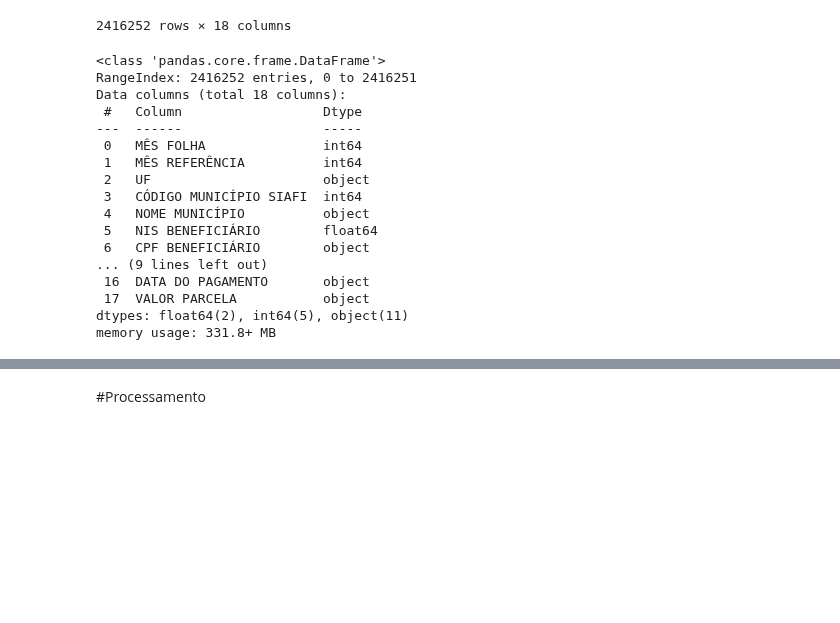
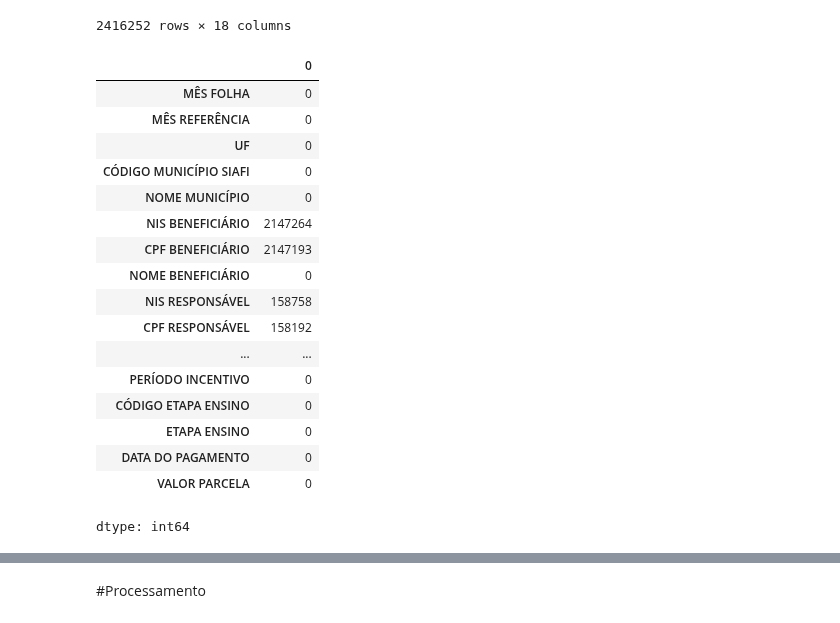
Before and after one commit to lucas-estanislau/pe-de-meia, a Jupyter notebook: pe_de_meia.ipynb, the cells around one changed output, grey strips where cells are left out. Drawn from its saved outputs; the diff is of its cells as text; code cells hidden in the pictures; blank space fills up the shorter version.

```diff
--- a/pe_de_meia.ipynb
+++ b/pe_de_meia.ipynb
@@ -38,23 +38,24 @@ df
 | 2416250 | 202403 | 202403 | TO | 9643 | XAMBIOA | NaN | ... |
 | 2416251 | 202403 | 202403 | TO | 9643 | XAMBIOA | NaN | ... |
 2416252 rows × 18 columns
-# %%
-df.info()
-# %% [output]
-<class 'pandas.core.frame.DataFrame'>
-RangeIndex: 2416252 entries, 0 to 2416251
-Data columns (total 18 columns):
- #   Column                  Dtype
----  ------                  -----
- 0   MÊS FOLHA               int64
- 1   MÊS REFERÊNCIA          int64
- 2   UF                      object
- 3   CÓDIGO MUNICÍPIO SIAFI  int64
- 4   NOME MUNICÍPIO          object
- 5   NIS BENEFICIÁRIO        float64
- 6   CPF BENEFICIÁRIO        object
-... (9 lines left out)
- 16  DATA DO PAGAMENTO       object
- 17  VALOR PARCELA           object
-dtypes: float64(2), int64(5), object(11)
-memory usage: 331.8+ MB
+# %%
+df.isna().sum()
+# %% [output]
+|  | 0 |
+| MÊS FOLHA | 0 |
+| MÊS REFERÊNCIA | 0 |
+| UF | 0 |
+| CÓDIGO MUNICÍPIO SIAFI | 0 |
+| NOME MUNICÍPIO | 0 |
+| NIS BENEFICIÁRIO | 2147264 |
+| CPF BENEFICIÁRIO | 2147193 |
+| NOME BENEFICIÁRIO | 0 |
+| NIS RESPONSÁVEL | 158758 |
+| CPF RESPONSÁVEL | 158192 |
+| ... | ... |
+| PERÍODO INCENTIVO | 0 |
+| CÓDIGO ETAPA ENSINO | 0 |
+| ETAPA ENSINO | 0 |
+| DATA DO PAGAMENTO | 0 |
+| VALOR PARCELA | 0 |
+dtype: int64
```
Also changed, not shown: parts of 8 cells of this notebook.
